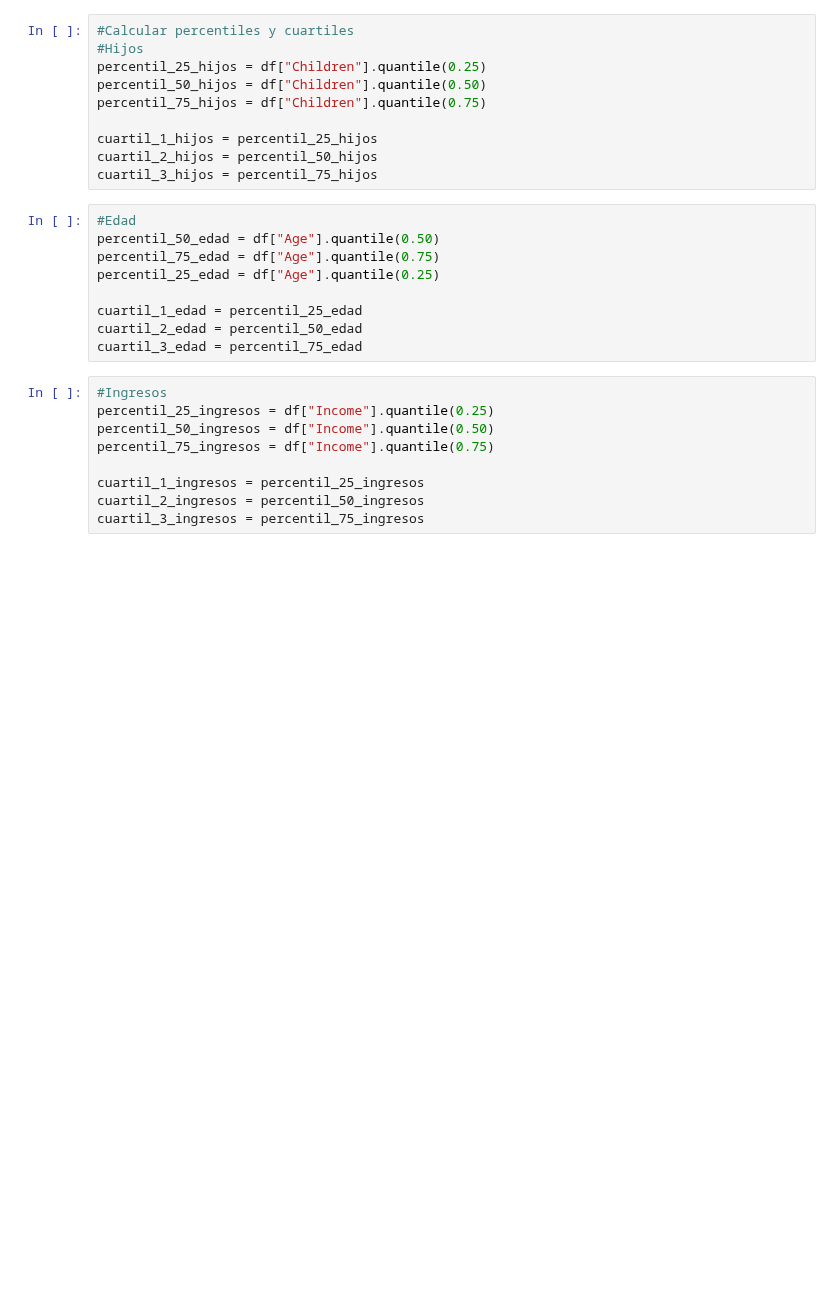
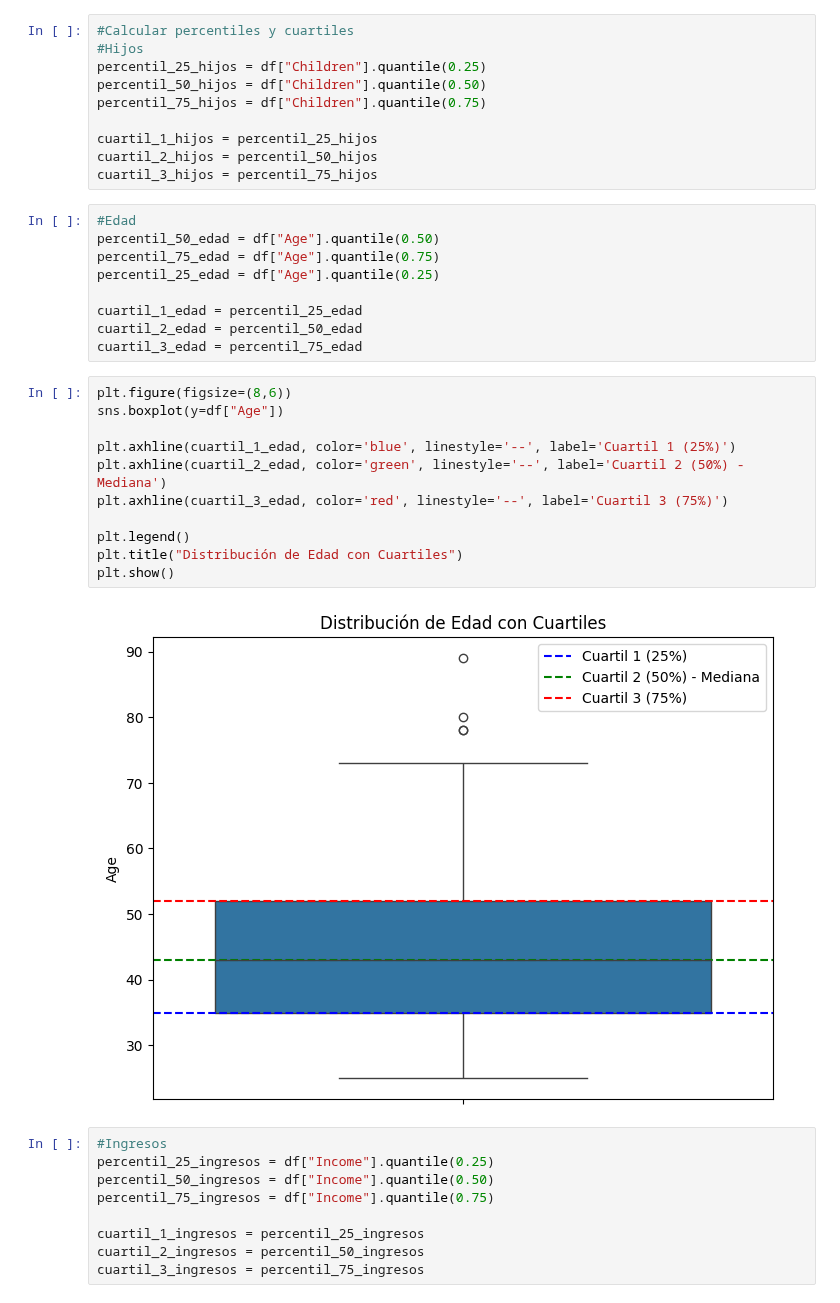
Before and after one commit to A01749694/ActividadLimpiezaDatos, a Jupyter notebook: actividad_datos.ipynb, the cells around one changed output. Cells and saved outputs as stored; diff of their text form; blank space fills up the shorter version.

Commit message:
Add: Chart

```diff
--- a/actividad_datos.ipynb
+++ b/actividad_datos.ipynb
@@ -243,6 +248,19 @@ percentil_25_edad = df["Age"].quantile(0.25)
 cuartil_1_edad = percentil_25_edad
 cuartil_2_edad = percentil_50_edad
 cuartil_3_edad = percentil_75_edad
+# %%
+plt.figure(figsize=(8,6))
+sns.boxplot(y=df["Age"])
+
+plt.axhline(cuartil_1_edad, color='blue', linestyle='--', label='Cuartil 1 (25%)')
+plt.axhline(cuartil_2_edad, color='green', linestyle='--', label='Cuartil 2 (50%) - Mediana')
+plt.axhline(cuartil_3_edad, color='red', linestyle='--', label='Cuartil 3 (75%)')
+
+plt.legend()
+plt.title("Distribución de Edad con Cuartiles")
+plt.show()
+# %% [output]
+[figure, added]
 # %%
 #Ingresos
 percentil_25_ingresos = df["Income"].quantile(0.25)
```
Also changed, not shown: parts of 1 cell of this notebook.
